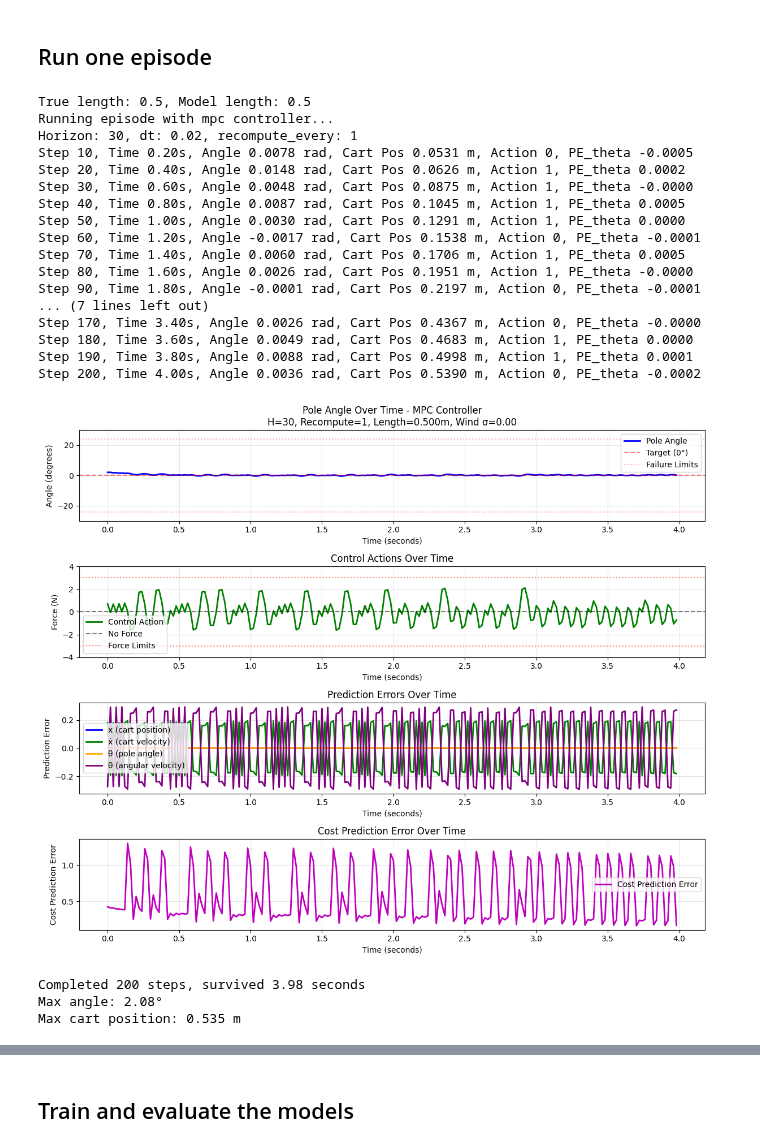
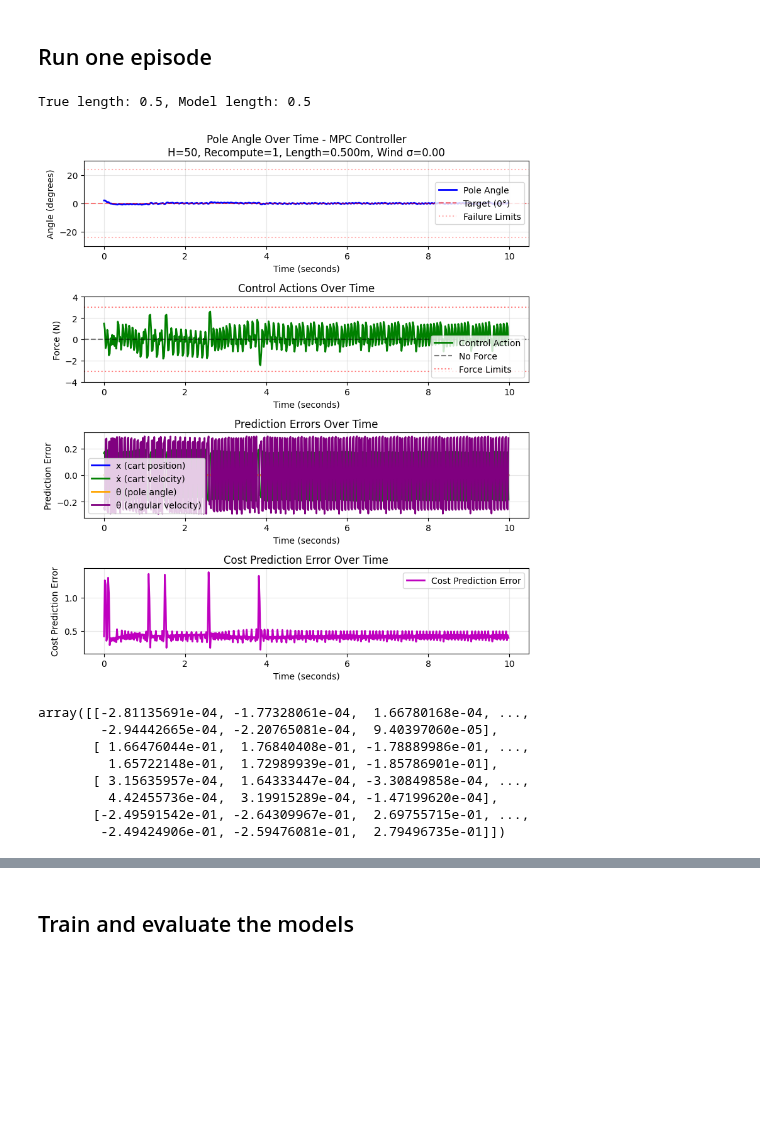
Before and after one commit to jtbuch/mpc_dojo, a Jupyter notebook: cartpole_rnn/notebooks/Cartpole_Control.ipynb, the cells around one changed output, grey strips where cells are left out. Drawn from its saved outputs; the diff is of its cells as text; code cells hidden in the pictures; blank space fills up the shorter version.

```diff
--- a/cartpole_rnn/notebooks/Cartpole_Control.ipynb
+++ b/cartpole_rnn/notebooks/Cartpole_Control.ipynb
@@ -16,35 +16,24 @@ import time
 # %%
 # Run one episode
 run_single_episode_with_plots(
     controller_type='mpc',
-    horizon=30,
+    horizon=50,
     dt=0.02,
     recompute_every=1,
     model_length=1.0,
     wind_mu=0.0,
     wind_sigma=0.0,
-    episode_length=200,
+    episode_length=500,
     seed=42
 )
 # %% [output]
 True length: 0.5, Model length: 0.5
-Running episode with mpc controller...
-Horizon: 30, dt: 0.02, recompute_every: 1
-Step 10, Time 0.20s, Angle 0.0078 rad, Cart Pos 0.0531 m, Action 0, PE_theta -0.0005
-Step 20, Time 0.40s, Angle 0.0148 rad, Cart Pos 0.0626 m, Action 1, PE_theta 0.0002
-Step 30, Time 0.60s, Angle 0.0048 rad, Cart Pos 0.0875 m, Action 1, PE_theta -0.0000
-Step 40, Time 0.80s, Angle 0.0087 rad, Cart Pos 0.1045 m, Action 1, PE_theta 0.0005
-Step 50, Time 1.00s, Angle 0.0030 rad, Cart Pos 0.1291 m, Action 1, PE_theta 0.0000
-Step 60, Time 1.20s, Angle -0.0017 rad, Cart Pos 0.1538 m, Action 0, PE_theta -0.0001
-Step 70, Time 1.40s, Angle 0.0060 rad, Cart Pos 0.1706 m, Action 1, PE_theta 0.0005
-Step 80, Time 1.60s, Angle 0.0026 rad, Cart Pos 0.1951 m, Action 1, PE_theta -0.0000
-Step 90, Time 1.80s, Angle -0.0001 rad, Cart Pos 0.2197 m, Action 0, PE_theta -0.0001
-... (7 lines left out)
-Step 170, Time 3.40s, Angle 0.0026 rad, Cart Pos 0.4367 m, Action 0, PE_theta -0.0000
-Step 180, Time 3.60s, Angle 0.0049 rad, Cart Pos 0.4683 m, Action 1, PE_theta 0.0000
-Step 190, Time 3.80s, Angle 0.0088 rad, Cart Pos 0.4998 m, Action 1, PE_theta 0.0001
-Step 200, Time 4.00s, Angle 0.0036 rad, Cart Pos 0.5390 m, Action 0, PE_theta -0.0002
-[figure, old version]
+[figure, new version]
-Completed 200 steps, survived 3.98 seconds
-Max angle: 2.08°
-Max cart position: 0.535 m
+array([[-2.81135691e-04, -1.77328061e-04,  1.66780168e-04, ...,
+        -2.94442665e-04, -2.20765081e-04,  9.40397060e-05],
+       [ 1.66476044e-01,  1.76840408e-01, -1.78889986e-01, ...,
+         1.65722148e-01,  1.72989939e-01, -1.85786901e-01],
+       [ 3.15635957e-04,  1.64333447e-04, -3.30849858e-04, ...,
+         4.42455736e-04,  3.19915289e-04, -1.47199620e-04],
+       [-2.49591542e-01, -2.64309967e-01,  2.69755715e-01, ...,
+        -2.49424906e-01, -2.59476081e-01,  2.79496735e-01]])
```
Also changed, not shown: parts of 1 cell of this notebook, 9 other files.
